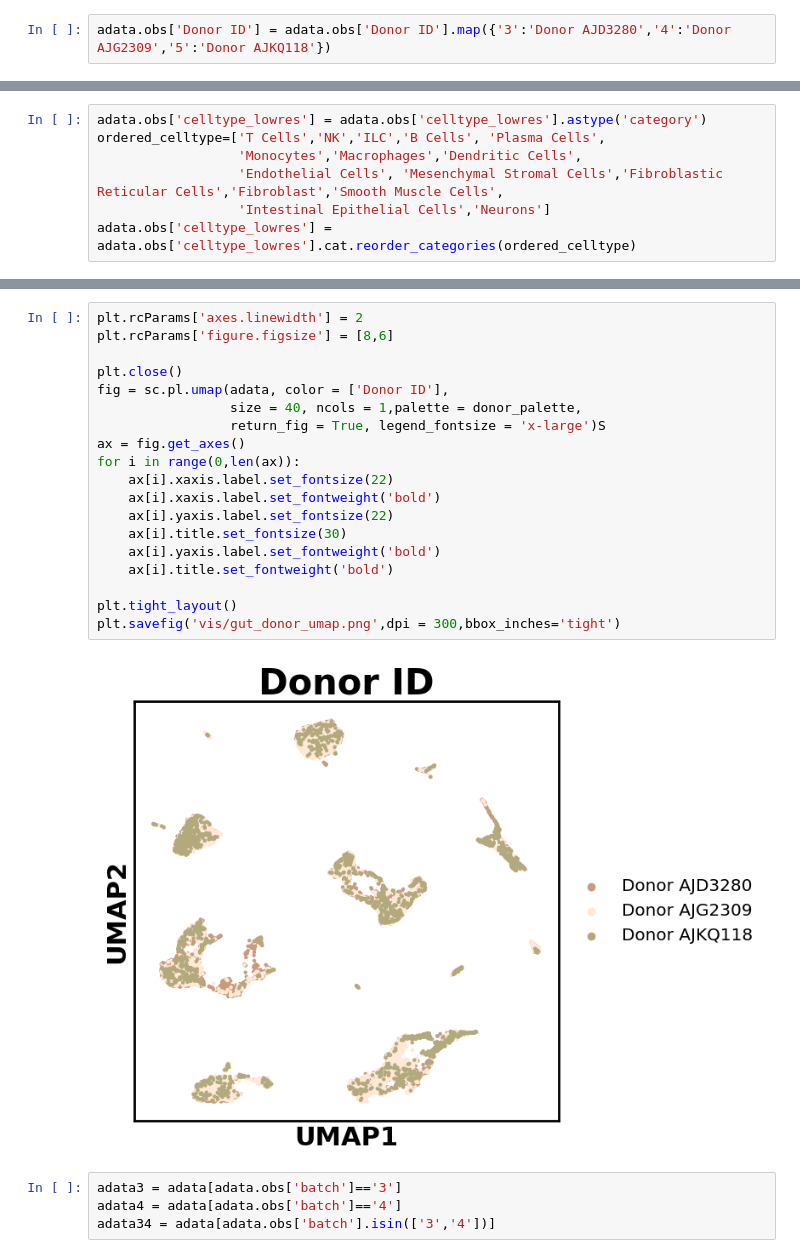
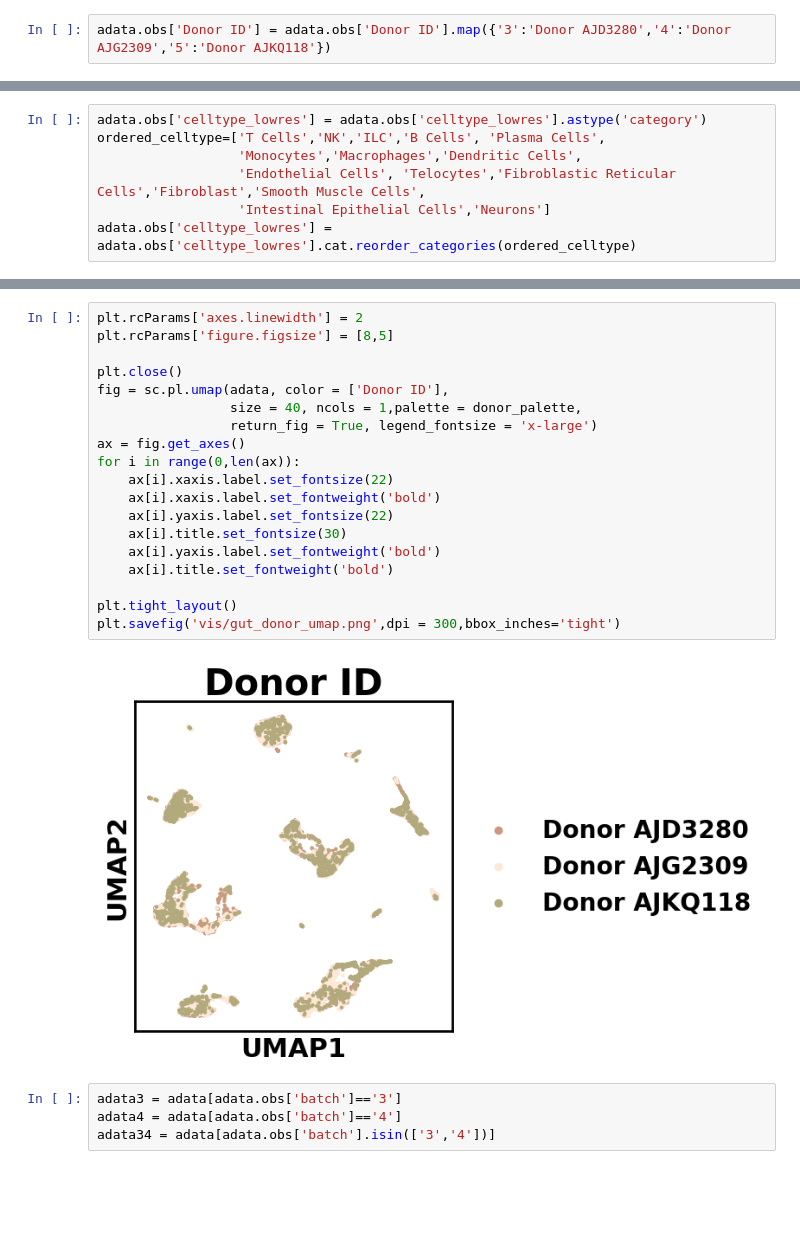
Before and after one commit to Ran-x2/gut-liver-whole-tissue, a Jupyter notebook: gut_visualization.ipynb, the cells around one changed output, grey strips where cells are left out. Cells and saved outputs as stored; diff of their text form; blank space fills up the shorter version.

```diff
--- a/gut_visualization.ipynb
+++ b/gut_visualization.ipynb
@@ -52,7 +52,7 @@ Index(['B Cells', 'Dendritic Cells', 'Endothelial Cells', 'Fibroblast',
 adata.obs['celltype_lowres'] = adata.obs['celltype_lowres'].astype('category')
 ordered_celltype=['T Cells','NK','ILC','B Cells', 'Plasma Cells',
                   'Monocytes','Macrophages','Dendritic Cells',
-                  'Endothelial Cells', 'Mesenchymal Stromal Cells','Fibroblastic Reticular Cells','Fibroblast','Smooth Muscle Cells',
+                  'Endothelial Cells', 'Telocytes','Fibroblastic Reticular Cells','Fibroblast','Smooth Muscle Cells',
                   'Intestinal Epithelial Cells','Neurons']
 adata.obs['celltype_lowres'] = adata.obs['celltype_lowres'].cat.reorder_categories(ordered_celltype)
 # %%
@@ -79,24 +79,24 @@ plt.savefig('vis/gut_celltype_low_umap.png',dpi = 300,bbox_inches='tight')
 # %%
 plt.rcParams['axes.linewidth'] = 2
-plt.rcParams['figure.figsize'] = [8,6]
+plt.rcParams['figure.figsize'] = [8,5]
 
 plt.close()
 fig = sc.pl.umap(adata, color = ['Donor ID'],
                  size = 40, ncols = 1,palette = donor_palette,
-                 return_fig = True, legend_fontsize = 'x-large')S
+                 return_fig = True, legend_fontsize = 'x-large')
 ax = fig.get_axes()
 for i in range(0,len(ax)):
     ax[i].xaxis.label.set_fontsize(22)
     ax[i].xaxis.label.set_fontweight('bold')
     ax[i].yaxis.label.set_fontsize(22)
     ax[i].title.set_fontsize(30)
     ax[i].yaxis.label.set_fontweight('bold')
     ax[i].title.set_fontweight('bold')
 
 plt.tight_layout()
 plt.savefig('vis/gut_donor_umap.png',dpi = 300,bbox_inches='tight')
 # %% [output]
-[figure, old version]
+[figure, new version]
 # %%
 adata3 = adata[adata.obs['batch']=='3']
 adata4 = adata[adata.obs['batch']=='4']
```
Also changed, not shown: parts of 10 cells of this notebook, 2 other files.
